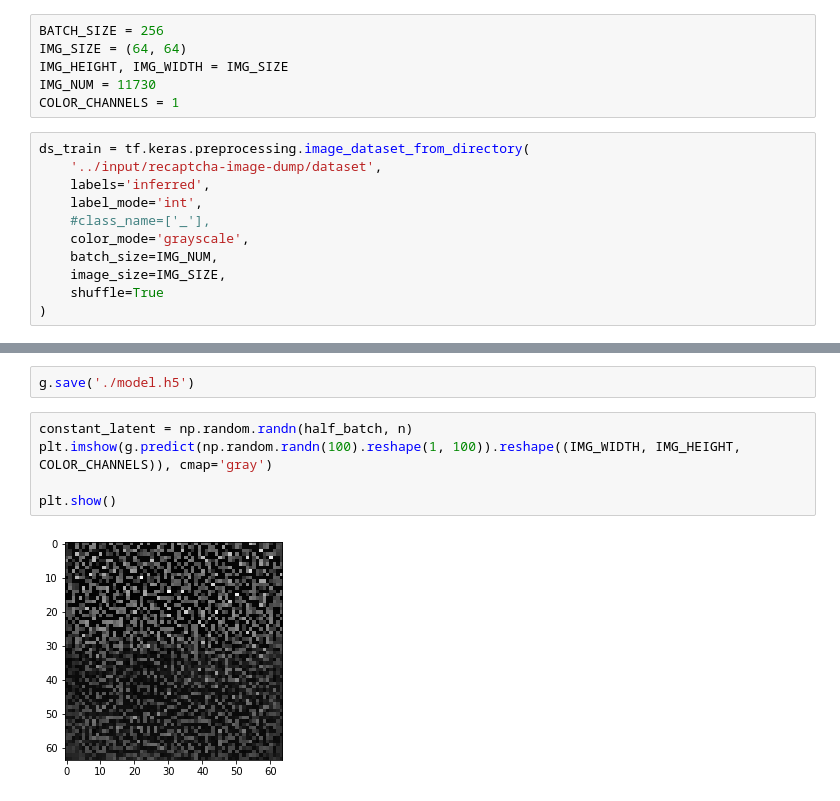
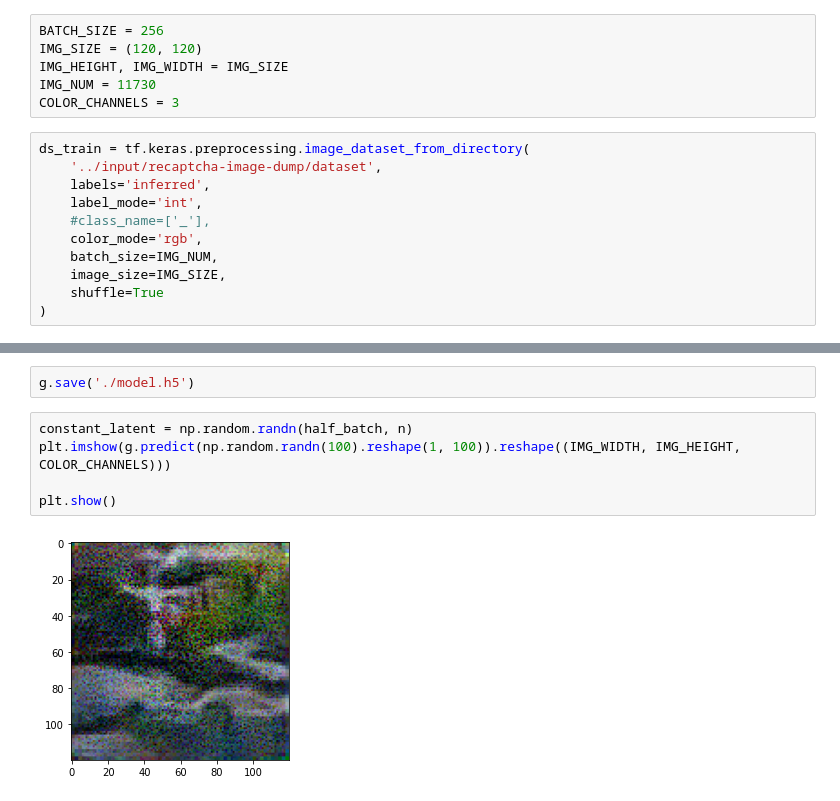
Before and after one commit to bestcode123/reCAPTCHA-GAN, a Jupyter notebook: recaptcha-gan.ipynb, the cells around one changed output, grey strips where cells are left out. Drawn from its saved outputs; the diff is of its cells as text.

```diff
--- a/recaptcha-gan.ipynb
+++ b/recaptcha-gan.ipynb
@@ -8,17 +8,17 @@ from tqdm import tqdm
 import matplotlib.pyplot as plt
 # %%
 BATCH_SIZE = 256
-IMG_SIZE = (64, 64)
+IMG_SIZE = (120, 120)
 IMG_HEIGHT, IMG_WIDTH = IMG_SIZE
 IMG_NUM = 11730
-COLOR_CHANNELS = 1
+COLOR_CHANNELS = 3
 # %%
 ds_train = tf.keras.preprocessing.image_dataset_from_directory(
     '../input/recaptcha-image-dump/dataset',
     labels='inferred',
     label_mode='int',
     #class_name=['_'],
-    color_mode='grayscale',
+    color_mode='rgb',
     batch_size=IMG_NUM,
     image_size=IMG_SIZE,
     shuffle=True
@@ -152,8 +152,8 @@ Epoch12/400
 g.save('./model.h5')
 # %%
 constant_latent = np.random.randn(half_batch, n)
-plt.imshow(g.predict(np.random.randn(100).reshape(1, 100)).reshape((IMG_WIDTH, IMG_HEIGHT, COLOR_CHANNELS)), cmap='gray')
+plt.imshow(g.predict(np.random.randn(100).reshape(1, 100)).reshape((IMG_WIDTH, IMG_HEIGHT, COLOR_CHANNELS)))
 
 plt.show()
 # %% [output]
-[figure, old version]
+[figure, new version]
```
Also changed, not shown: parts of 2 cells of this notebook.
